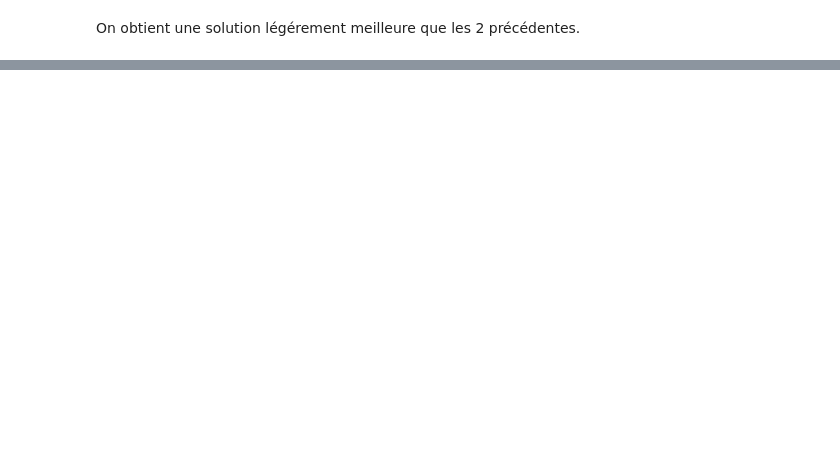
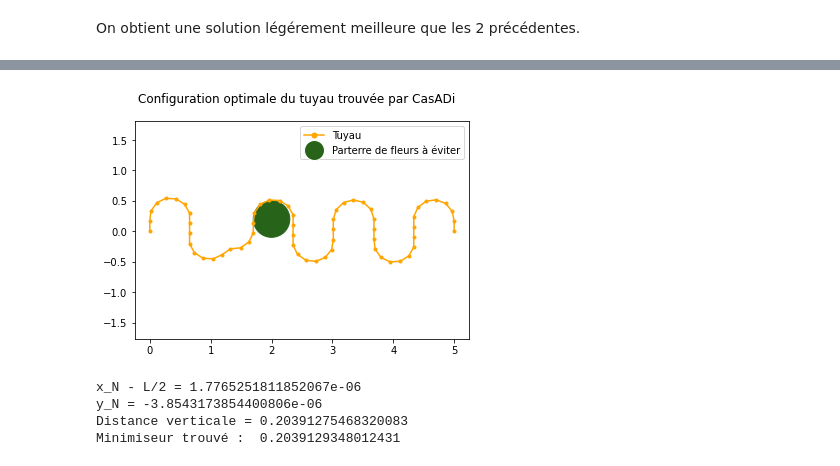
Before and after one commit to LouisJustinTALLOT/projet-optimisation-alvarez-tallot, a Jupyter notebook: projet_optimisation_alvarez_tallot.ipynb, the cells around one changed output, grey strips where cells are left out. Saved outputs shown, nothing was run; the diff lists cells and outputs as text; code cells hidden in the pictures; blank space fills up the shorter version.

```diff
--- a/projet_optimisation_alvarez_tallot.ipynb
+++ b/projet_optimisation_alvarez_tallot.ipynb
@@ -721,0 +715,8 @@ distance verticale = 0.20435615540129098
+# %%
+optim_CI_aleatoire_avec_ajustement(K1=10000, K2=10000)
+# %% [output]
+[figure, added]
+x_N - L/2 = 1.7765251811852067e-06
+y_N = -3.8543173854400806e-06
+Distance verticale = 0.20391275468320083
+Minimiseur trouvé :  0.2039129348012431
```
Also changed, not shown: parts of 12 cells of this notebook.
